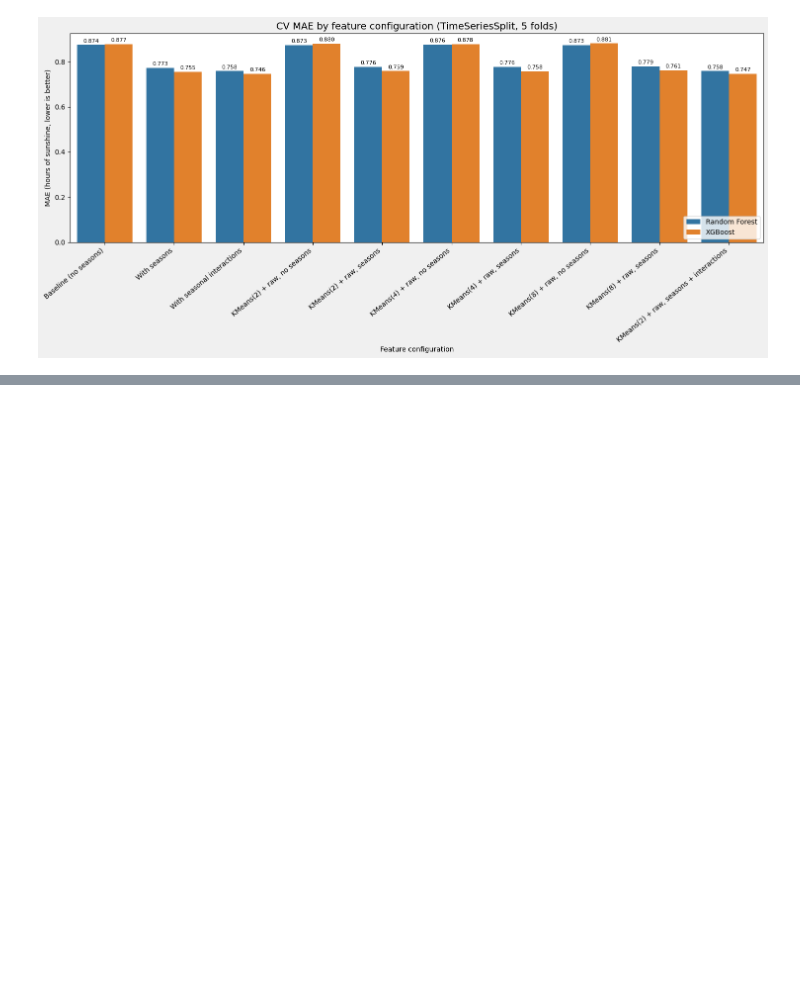
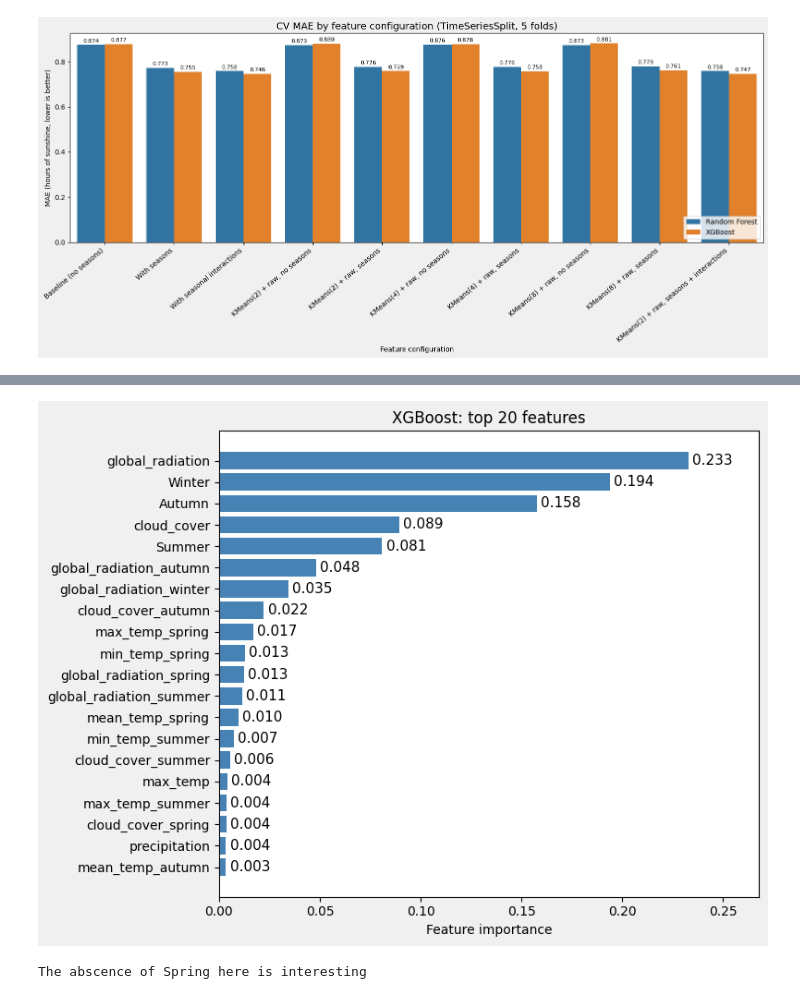
Before and after one commit to soleil6626070/ECA_weather, a Jupyter notebook: notebooks/02_modelling.ipynb, the cells around one changed output, grey strips where cells are left out. Drawn from its saved outputs; the diff is of its cells as text; code cells hidden in the pictures; blank space fills up the shorter version.

```diff
--- a/notebooks/02_modelling.ipynb
+++ b/notebooks/02_modelling.ipynb
@@ -384,0 +433,26 @@ Looking at KMeans + raw, no seasons for k = 2, 4 and 8, we can see that the choi
+# %%
+# Most important features
+importances = pd.Series(
+    best_pipe.named_steps['model'].feature_importances_,
+    index=X_train.columns,
+).sort_values(ascending=True)
+
+top = importances.tail(20)
+fig, ax = plt.subplots(figsize=(8, 6))
+fig.set_facecolor('#f0f0f0')
+bars = ax.barh(top.index, top.values, color='steelblue')
+ax.set_xlabel('Feature importance')
+ax.set_title(f'{best_name}: top 20 features')
+# value at the end of each bar
+ax.bar_label(bars, fmt='%.3f', padding=3, fontsize=11)
+# extra x room so the labels do not clip off the right edge
+ax.set_xlim(0, top.max() * 1.15)
+fig.tight_layout()
+fig.savefig(f'{FIGURES}/feature_importance.png', dpi=120, bbox_inches='tight')
+plt.show()
+
+# importance frame
+# importances.sort_values(ascending=False).head(20).to_frame('importance').round(4)
+# %% [output]
+[figure, added]
+The abscence of Spring here is interesting
```
Also changed, not shown: parts of 11 cells of this notebook, 4 other files.
